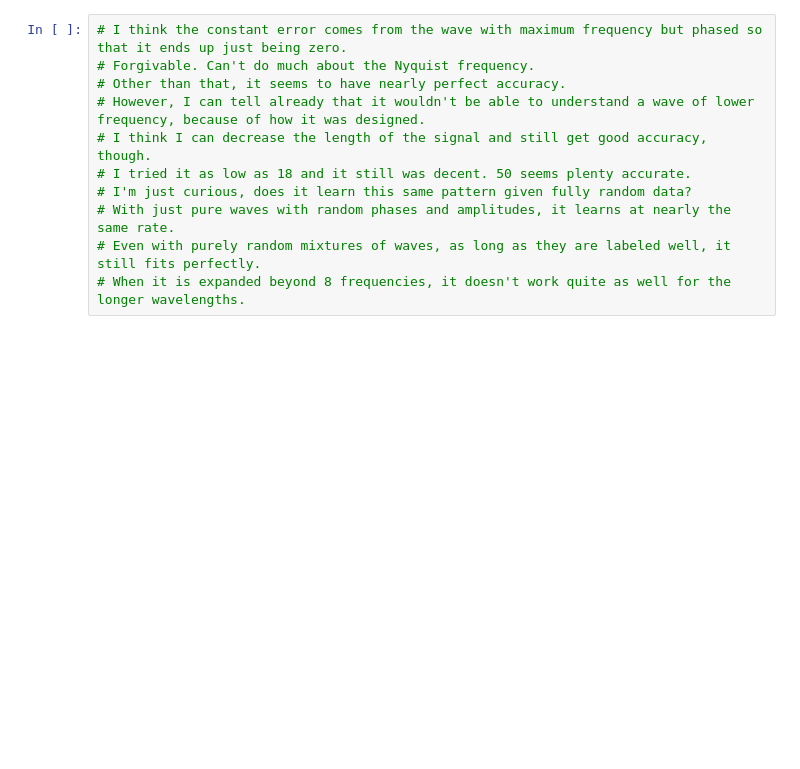
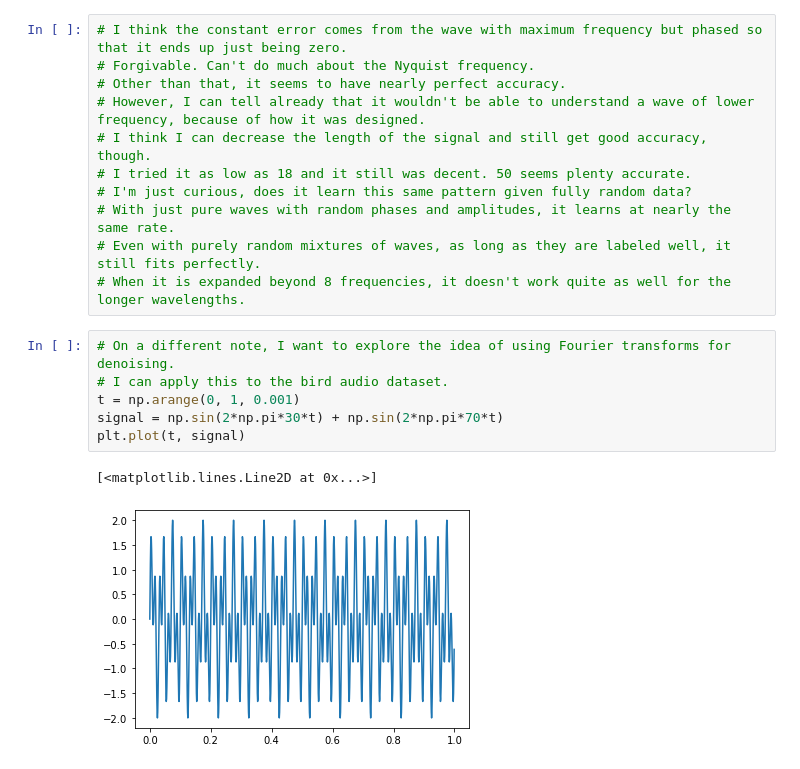
Before and after one commit to SeanScripts/learn-fourier, a Jupyter notebook: learn_fourier.ipynb, the cells around one changed output. Saved outputs shown, nothing was run; the diff lists cells and outputs as text; blank space fills up the shorter version.

Commit message:
Test noise filtering
Practicing filtering noise out of audio signals using FFT/iFFT, for applcation to other projects.

```diff
--- a/learn_fourier.ipynb
+++ b/learn_fourier.ipynb
@@ -166,3 +166,12 @@ np.max(model.weights[0][:,:,:])
 # With just pure waves with random phases and amplitudes, it learns at nearly the same rate.
 # Even with purely random mixtures of waves, as long as they are labeled well, it still fits perfectly.
 # When it is expanded beyond 8 frequencies, it doesn't work quite as well for the longer wavelengths.
+# %%
+# On a different note, I want to explore the idea of using Fourier transforms for denoising.
+# I can apply this to the bird audio dataset.
+t = np.arange(0, 1, 0.001)
+signal = np.sin(2*np.pi*30*t) + np.sin(2*np.pi*70*t)
+plt.plot(t, signal)
+# %% [output]
+[<matplotlib.lines.Line2D at 0x...>]
+[figure, added]
```
Also changed, not shown: parts of 9 cells of this notebook.
